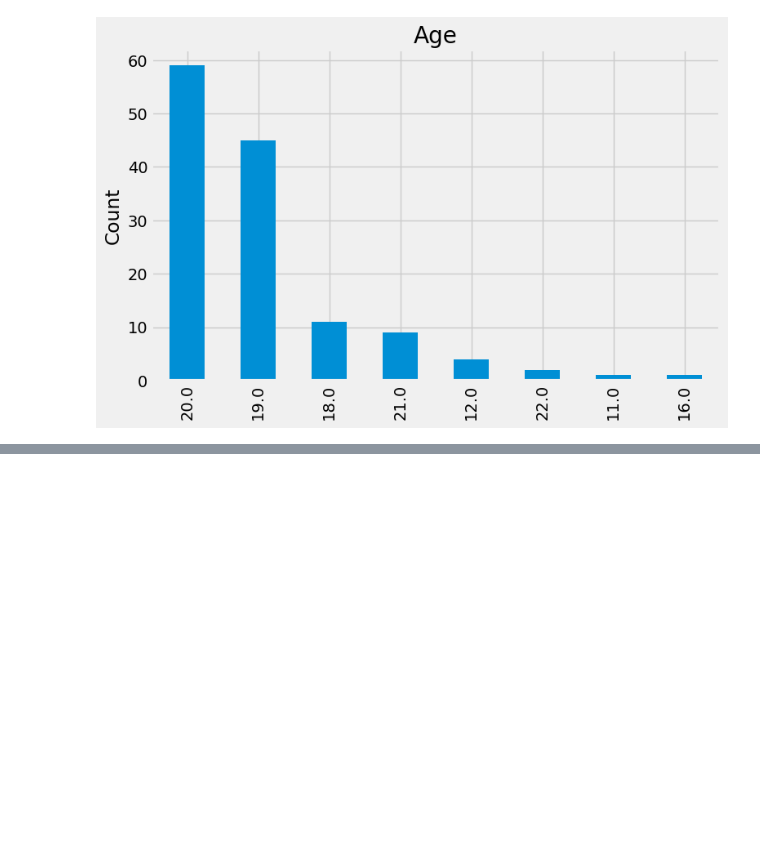
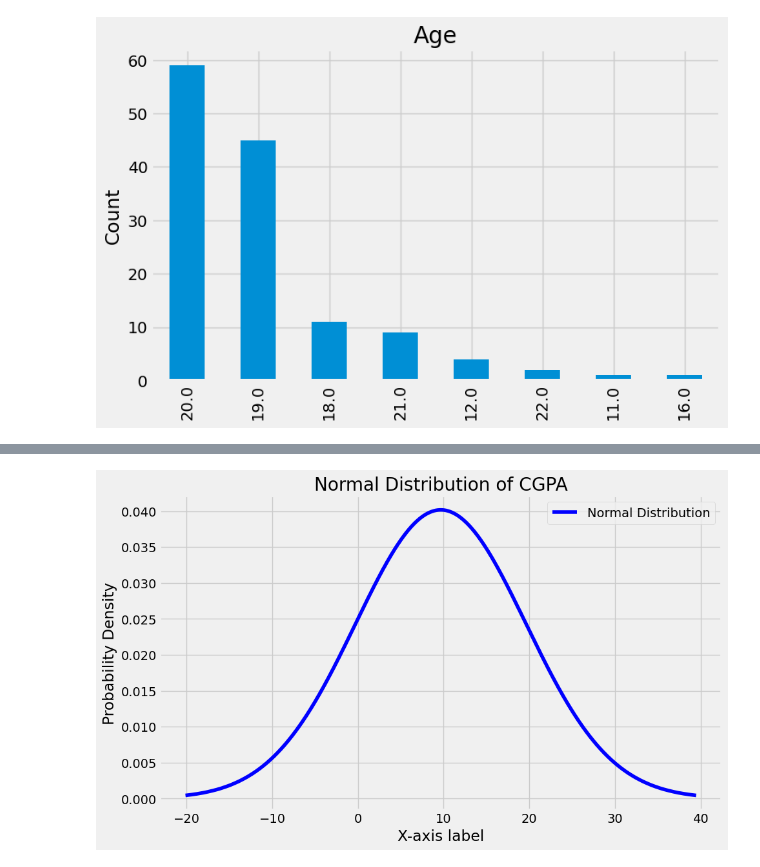
Before and after one commit to KTS-o7/MentalHealthDataViz, a Jupyter notebook: Visual.ipynb, the cells around one changed output, grey strips where cells are left out. Cells and saved outputs as stored; diff of their text form; code cells hidden in the pictures; blank space fills up the shorter version.

```diff
--- a/Visual.ipynb
+++ b/Visual.ipynb
@@ -237,0 +256,15 @@ TypeError: can only concatenate str (not "int") to str
+# %%
+data_points = np.linspace(cgpaAvg - 3 * cgpaStdDev, cgpaAvg + 3 * cgpaStdDev, 1000)
+# %%
+pdf_values = (1 / (cgpaStdDev * np.sqrt(2 * np.pi))) * np.exp(-0.5 * ((data_points - cgpaAvg) / cgpaStdDev) ** 2)
+# %%
+plt.figure(figsize=(10, 6))
+plt.plot(data_points, pdf_values, label='Normal Distribution', color='blue')
+plt.xlabel('X-axis label')
+plt.ylabel('Probability Density')
+plt.title('Normal Distribution of CGPA')
+plt.legend()
+plt.grid(True)
+plt.show()
+# %% [output]
+[figure, added]
```
Also changed, not shown: parts of 6 cells of this notebook, 1 other file.
